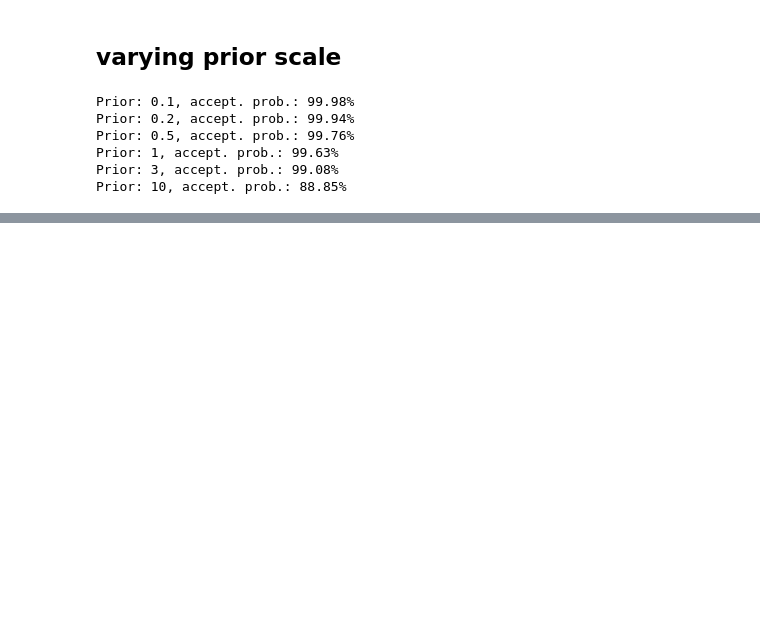
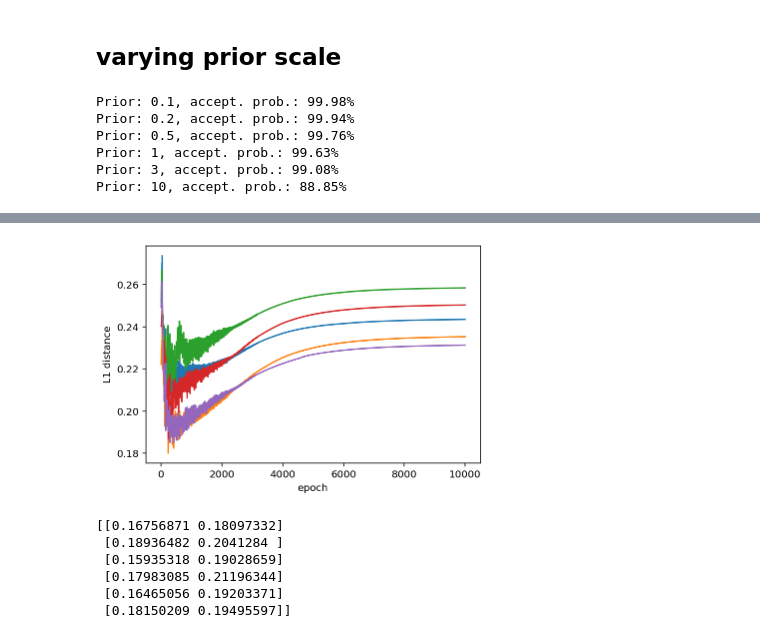
Before and after one commit to martin-marek/bnn-project, a Jupyter notebook: notebooks/1d_regression.ipynb, the cells around one changed output, grey strips where cells are left out. Saved outputs shown, nothing was run; the diff lists cells and outputs as text; code cells hidden in the pictures; blank space fills up the shorter version.

```diff
--- a/notebooks/1d_regression.ipynb
+++ b/notebooks/1d_regression.ipynb
@@ -328,0 +349,23 @@ plt.show()
+# %%
+# show that independent sgd solutions differ in weights
+fig, ax = plt.subplots()
+x = ens_params_history[1:] - ens_params_history[0]
+x = jnp.abs(x).mean(2)
+for sol_idx in range(5):
+    ax.plot(x[sol_idx])
+
+ax.set_xlabel('epoch')
+ax.set_ylabel('L1 distance')
+plt.savefig('plots/1d_ens_param_distance.pdf', bbox_inches='tight', pad_inches=0)
+plt.show()
+# %% [output]
+[figure, added]
+# %%
+print(jnp.abs(ens_params_history[:, [0, -1], :]).mean([2]))
+# %% [output]
+[[0.16756871 0.18097332]
+ [0.18936482 0.2041284 ]
+ [0.15935318 0.19028659]
+ [0.17983085 0.21196344]
+ [0.16465056 0.19203371]
+ [0.18150209 0.19495597]]
```
Also changed, not shown: parts of 21 cells of this notebook, 7 other files.
